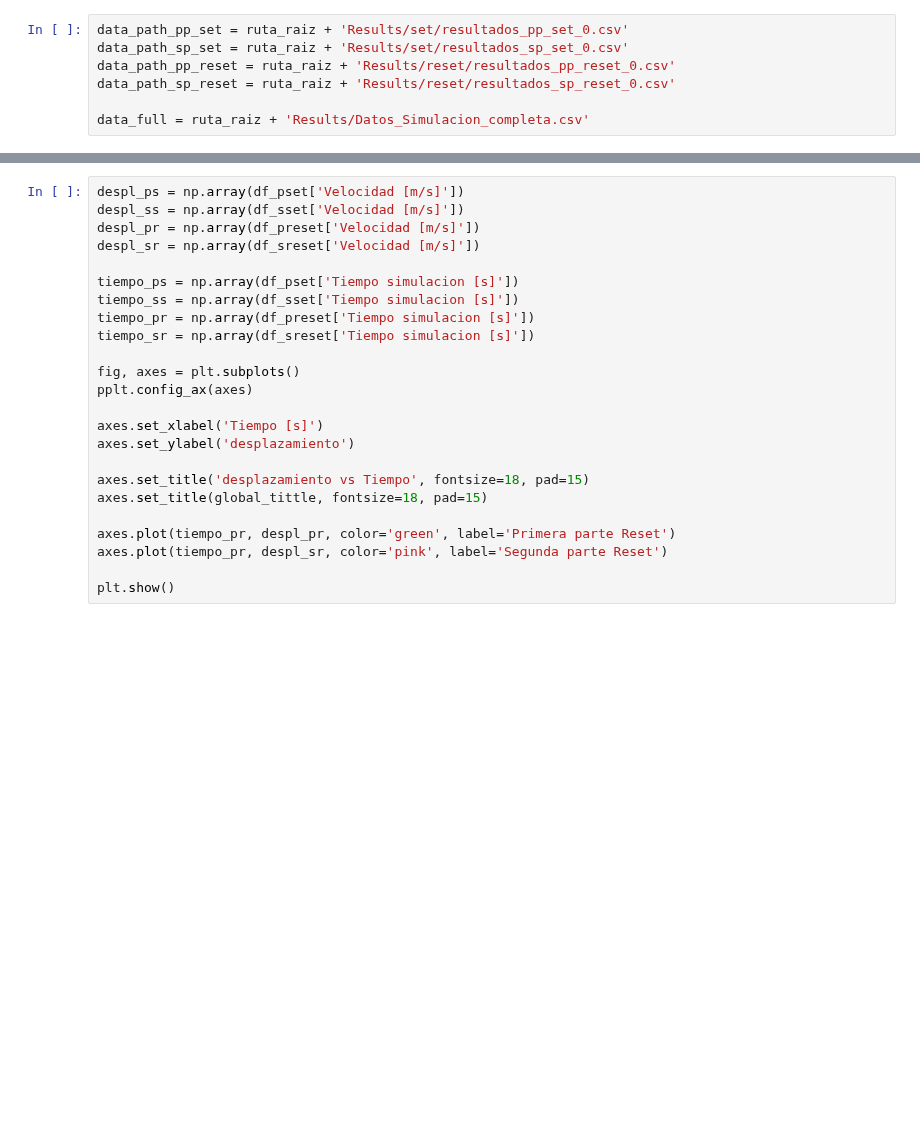
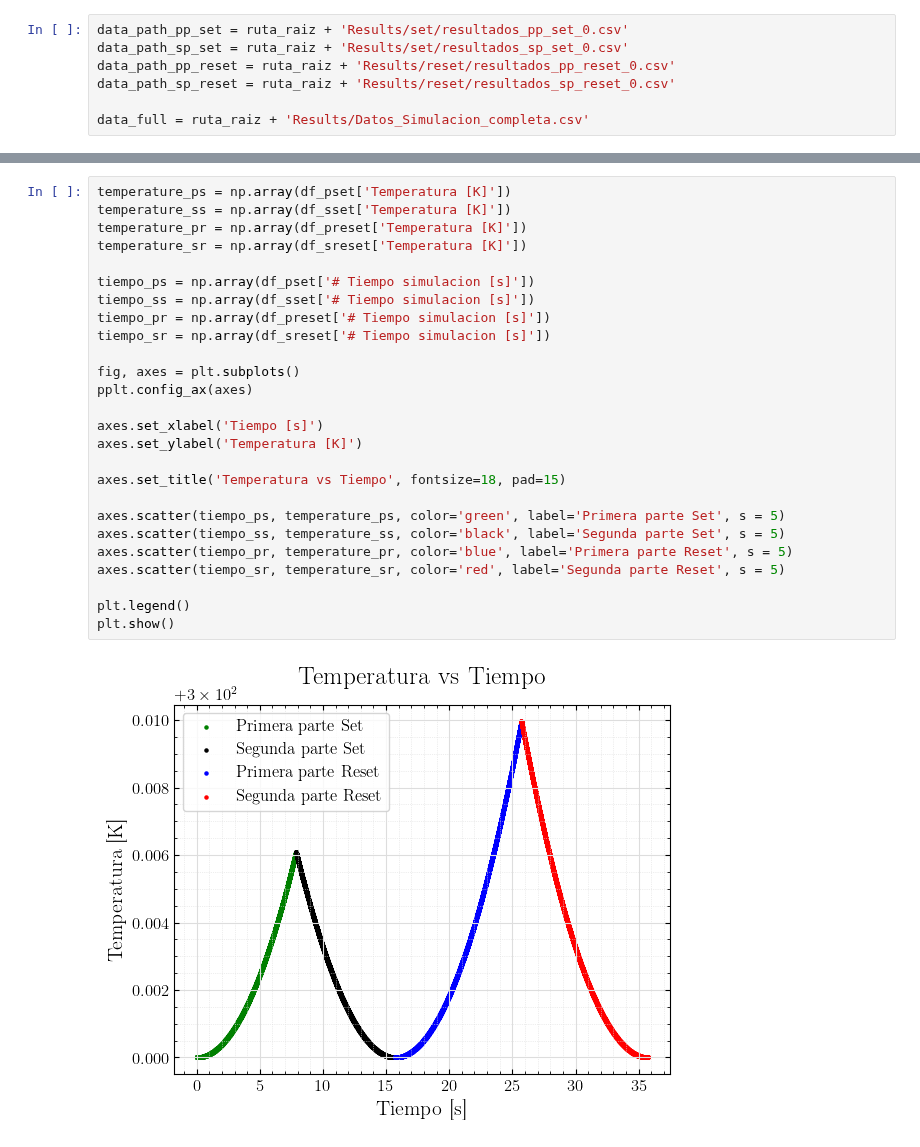
Before and after one commit to LabL4/RRAM_Simulation, a Jupyter notebook: Utilidades/plot_presentacion.ipynb, the cells around one changed output, grey strips where cells are left out. Cells and saved outputs as stored; diff of their text form; blank space fills up the shorter version.

```diff
--- a/Utilidades/plot_presentacion.ipynb
+++ b/Utilidades/plot_presentacion.ipynb
@@ -60,24 +62,28 @@ fig.savefig(save_path + '.pdf', bbox_inches='tight')
 # %%
-despl_ps = np.array(df_pset['Velocidad [m/s]'])
-despl_ss = np.array(df_sset['Velocidad [m/s]'])
-despl_pr = np.array(df_preset['Velocidad [m/s]'])
-despl_sr = np.array(df_sreset['Velocidad [m/s]'])
+temperature_ps = np.array(df_pset['Temperatura [K]'])
+temperature_ss = np.array(df_sset['Temperatura [K]'])
+temperature_pr = np.array(df_preset['Temperatura [K]'])
+temperature_sr = np.array(df_sreset['Temperatura [K]'])
 
-tiempo_ps = np.array(df_pset['Tiempo simulacion [s]'])
-tiempo_ss = np.array(df_sset['Tiempo simulacion [s]'])
-tiempo_pr = np.array(df_preset['Tiempo simulacion [s]'])
-tiempo_sr = np.array(df_sreset['Tiempo simulacion [s]'])
+tiempo_ps = np.array(df_pset['# Tiempo simulacion [s]'])
+tiempo_ss = np.array(df_sset['# Tiempo simulacion [s]'])
+tiempo_pr = np.array(df_preset['# Tiempo simulacion [s]'])
+tiempo_sr = np.array(df_sreset['# Tiempo simulacion [s]'])
 
 fig, axes = plt.subplots()
 pplt.config_ax(axes)
 
 axes.set_xlabel('Tiempo [s]')
-axes.set_ylabel('desplazamiento')
+axes.set_ylabel('Temperatura [K]')
 
-axes.set_title('desplazamiento vs Tiempo', fontsize=18, pad=15)
-axes.set_title(global_tittle, fontsize=18, pad=15)
+axes.set_title('Temperatura vs Tiempo', fontsize=18, pad=15)
 
-axes.plot(tiempo_pr, despl_pr, color='green', label='Primera parte Reset')
-axes.plot(tiempo_pr, despl_sr, color='pink', label='Segunda parte Reset')
+axes.scatter(tiempo_ps, temperature_ps, color='green', label='Primera parte Set', s = 5)
+axes.scatter(tiempo_ss, temperature_ss, color='black', label='Segunda parte Set', s = 5)
+axes.scatter(tiempo_pr, temperature_pr, color='blue', label='Primera parte Reset', s = 5)
+axes.scatter(tiempo_sr, temperature_sr, color='red', label='Segunda parte Reset', s = 5)
 
+plt.legend()
 plt.show()
+# %% [output]
+[figure, added]
```
Also changed, not shown: parts of 2 cells of this notebook, 7 other files.
